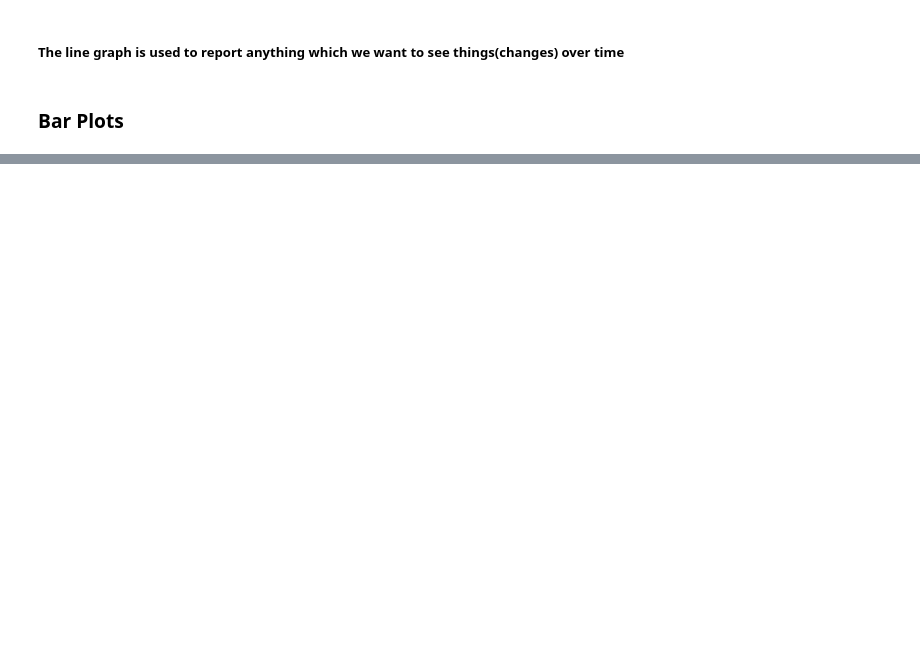
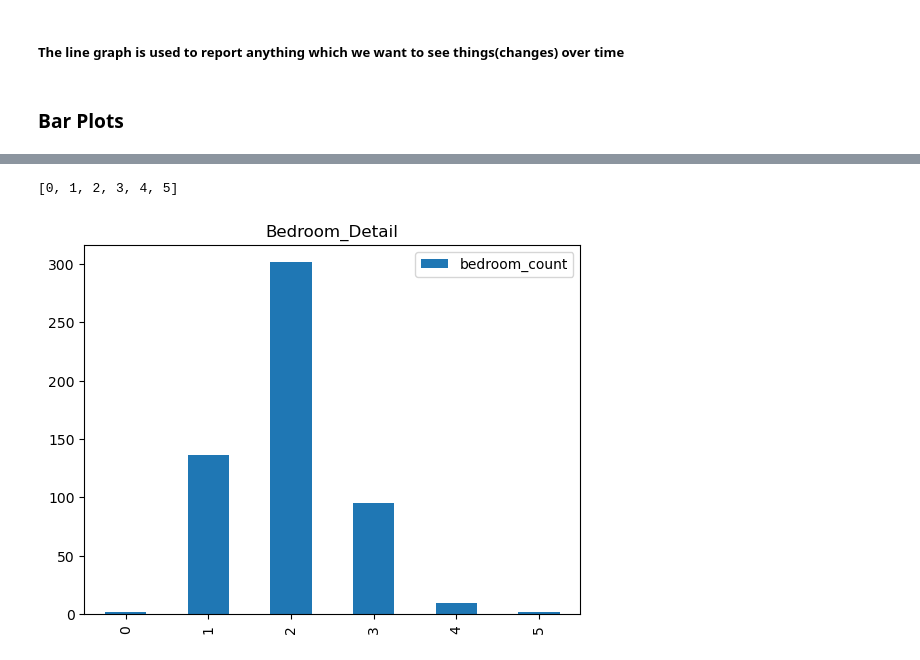
Before and after one commit to AvinashJames/data-sciecne-notebooks, a Jupyter notebook: pandas_numpy_visualization.ipynb, the cells around one changed output, grey strips where cells are left out. Cells and saved outputs as stored; diff of their text form; code cells hidden in the pictures; blank space fills up the shorter version.

```diff
--- a/pandas_numpy_visualization.ipynb
+++ b/pandas_numpy_visualization.ipynb
@@ -4518,9 +4951,14 @@ house_df
+# %%
+house_df.index.to_list()
+# %% [output]
+[0, 1, 2, 3, 4, 5]
 # %%
-house_df.plot(x=house_df.index,
-             y="bedrooms_count",
+house_df.plot(y="bedroom_count",
              title="Bedroom_Detail",
              kind="bar"
              );
+# %% [output]
+[figure, added]
 # %%
 house_df.plot(kind="bar"
              );
```
Also changed, not shown: parts of 63 cells of this notebook.
